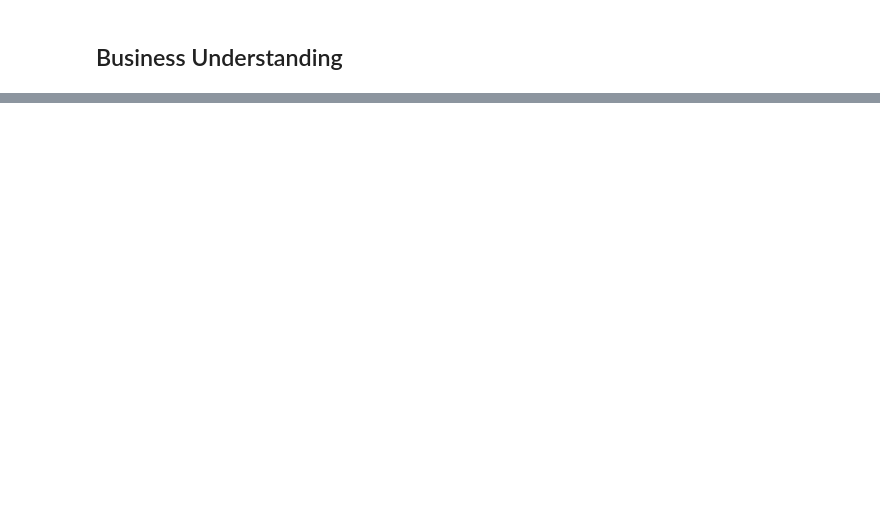
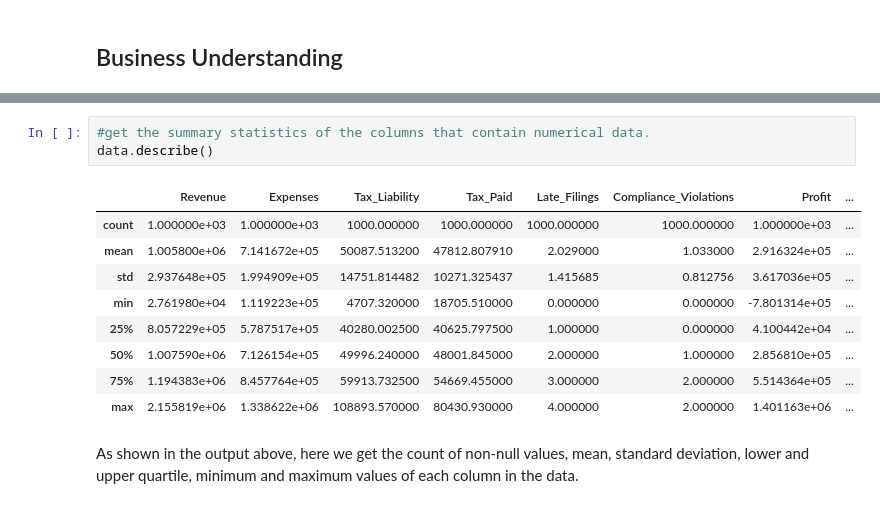
Before and after one commit to csaafrica/group5_predicting_high_risk_taxpayers_using_ML, a Jupyter notebook: notebooks/Risky_Taxpayer_Prediction_project.ipynb, the cells around one changed output, grey strips where cells are left out. Drawn from its saved outputs; the diff is of its cells as text; blank space fills up the shorter version.

```diff
--- a/notebooks/Risky_Taxpayer_Prediction_project.ipynb
+++ b/notebooks/Risky_Taxpayer_Prediction_project.ipynb
@@ -67 +91,16 @@ dtype: int64
+# %%
+#get the summary statistics of the columns that contain numerical data.
+data.describe()
+# %% [output]
+|  | Revenue | Expenses | Tax_Liability | Tax_Paid | Late_Filings | Compliance_Violations | Profit | ... |
+| count | 1.000000e+03 | 1.000000e+03 | 1000.000000 | 1000.000000 | 1000.000000 | 1000.000000 | 1.000000e+03 | ... |
+| mean | 1.005800e+06 | 7.141672e+05 | 50087.513200 | 47812.807910 | 2.029000 | 1.033000 | 2.916324e+05 | ... |
+| std | 2.937648e+05 | 1.994909e+05 | 14751.814482 | 10271.325437 | 1.415685 | 0.812756 | 3.617036e+05 | ... |
+| min | 2.761980e+04 | 1.119223e+05 | 4707.320000 | 18705.510000 | 0.000000 | 0.000000 | -7.801314e+05 | ... |
+| 25% | 8.057229e+05 | 5.787517e+05 | 40280.002500 | 40625.797500 | 1.000000 | 0.000000 | 4.100442e+04 | ... |
+| 50% | 1.007590e+06 | 7.126154e+05 | 49996.240000 | 48001.845000 | 2.000000 | 1.000000 | 2.856810e+05 | ... |
+| 75% | 1.194383e+06 | 8.457764e+05 | 59913.732500 | 54669.455000 | 3.000000 | 2.000000 | 5.514364e+05 | ... |
+| max | 2.155819e+06 | 1.338622e+06 | 108893.570000 | 80430.930000 | 4.000000 | 2.000000 | 1.401163e+06 | ... |
+# %% [markdown]
+As shown in the output above, here we get the count of non-null values, mean, standard deviation, lower and upper quartile, minimum and maximum values of each column in the data.
 # %%
```
Also changed, not shown: parts of 31 cells of this notebook.
